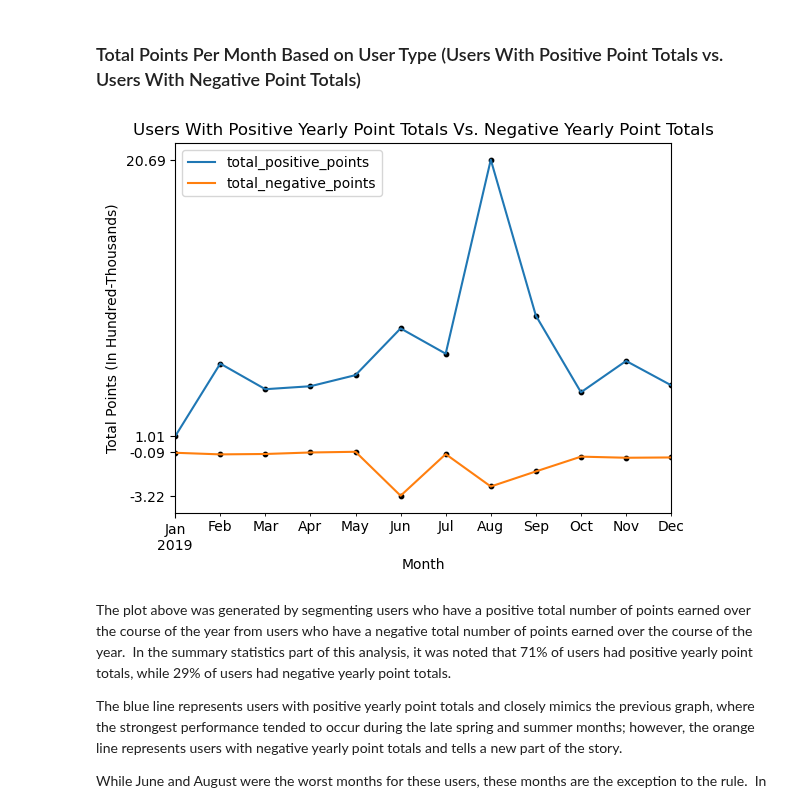
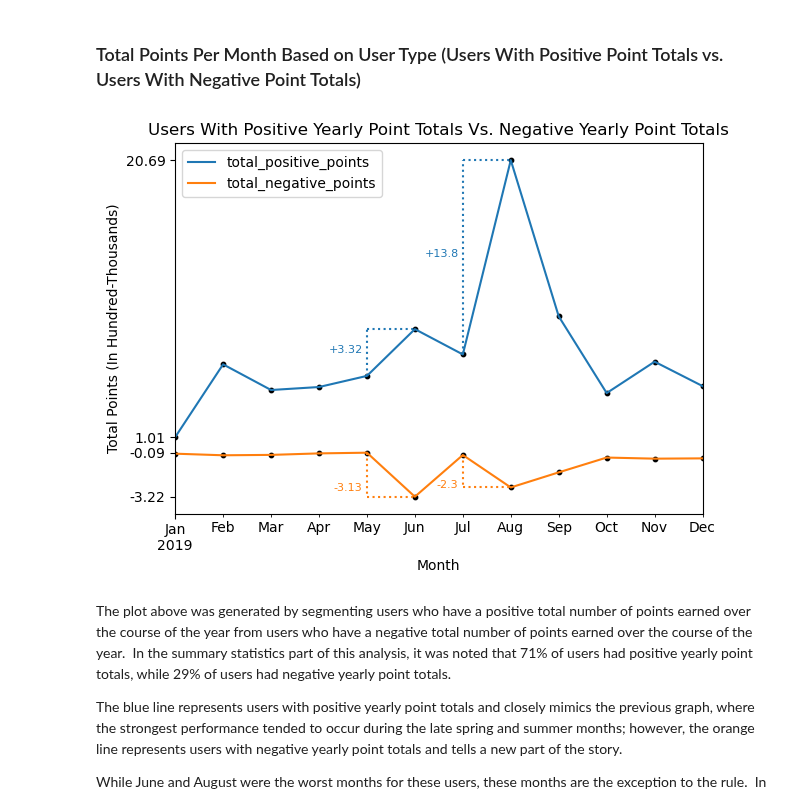
Before and after one commit to papir805/bot_battles_player_analysis, a Jupyter notebook: part2_eda_and_checking_for_correlation.ipynb, the cells around one changed output. Saved outputs shown, nothing was run; the diff lists cells and outputs as text; code cells hidden in the pictures.

```diff
--- a/part2_eda_and_checking_for_correlation.ipynb
+++ b/part2_eda_and_checking_for_correlation.ipynb
@@ -408,35 +467,75 @@ positive_users_max_total = users_total_positive_points_per_month['total_positive
 negative_users_min_total = users_total_negative_points_per_month['total_negative_points'].min()
 
 negative_users_max_total = users_total_negative_points_per_month['total_negative_points'].max()
+
+may_positive_users_tot_pts = users_total_positive_points_per_month.loc['2019-05-01'].values[0]
+jun_positive_users_tot_pts = users_total_positive_points_per_month.loc['2019-06-01'].values[0]
+jul_positive_users_tot_pts = users_total_positive_points_per_month.loc['2019-07-01'].values[0]
+aug_positive_users_tot_pts = users_total_positive_points_per_month.loc['2019-08-01'].values[0]
+
+may_negative_users_tot_pts = users_total_negative_points_per_month.loc['2019-05-01'].values[0]
+jun_negative_users_tot_pts = users_total_negative_points_per_month.loc['2019-06-01'].values[0]
+jul_negative_users_tot_pts = users_total_negative_points_per_month.loc['2019-07-01'].values[0]
+aug_negative_users_tot_pts = users_total_negative_points_per_month.loc['2019-08-01'].values[0]
 # %%
 fig, ax = plt.subplots(1,1)
 
 users_total_positive_points_per_month.plot(kind='line', legend=True, ax=ax)
 
 ax.scatter(users_total_positive_points_per_month.index,
            users_total_positive_points_per_month.values,
            color='black', s=10)
 
+ax.vlines('2019-05-01', ymin=may_positive_users_tot_pts, ymax=jun_positive_users_tot_pts, linestyle=':', color='tab:blue')
+ax.hlines(jun_positive_users_tot_pts, xmin='2019-05-01', xmax='2019-06-01', linestyle=':', color='tab:blue')
+ax.annotate(f'+{round((jun_positive_users_tot_pts-may_positive_users_tot_pts)/100_000,2)}',
+               xy=('2019-05-01', may_positive_users_tot_pts+(jun_positive_users_tot_pts-may_positive_users_tot_pts)/2),
+               textcoords='offset points',
+               xytext=(-3,0), ha='right', color='tab:blue', fontsize=8)
+
+ax.vlines('2019-07-01', ymin=jul_positive_users_tot_pts, ymax=aug_positive_users_tot_pts, linestyle=':', color='tab:blue')
+ax.hlines(aug_positive_users_tot_pts, xmin='2019-07-01', xmax='2019-08-01', linestyle=':', color='tab:blue')
+ax.annotate(f'+{round((aug_positive_users_tot_pts-jul_positive_users_tot_pts)/100_000,2)}',
+               xy=('2019-07-01', jul_positive_users_tot_pts+(aug_positive_users_tot_pts-jul_positive_users_tot_pts)/2),
+               textcoords='offset points',
+               xytext=(-3,0), ha='right', color='tab:blue', fontsize=8)
+
 
 users_total_negative_points_per_month.plot(kind='line', legend=True, ax=ax)
 
 ax.scatter(users_total_negative_points_per_month.index,
            users_total_negative_points_per_month.values,
            color='black', s=10)
+
+ax.vlines('2019-05-01', ymin=may_negative_users_tot_pts, ymax=jun_negative_users_tot_pts, linestyle=':', color='tab:orange')
+ax.hlines(jun_negative_users_tot_pts, xmin='2019-05-01', xmax='2019-06-01', linestyle=':', color='tab:orange')
+ax.annotate(f'{round((jun_negative_users_tot_pts-may_negative_users_tot_pts)/100_000,2)}',
+               xy=('2019-05-01', may_negative_users_tot_pts+(jun_negative_users_tot_pts-may_negative_users_tot_pts)/2),
+               textcoords='offset points',
+               xytext=(-3,-12), ha='right', color='tab:orange', fontsize=8)
+
+ax.vlines('2019-07-01', ymin=jul_negative_users_tot_pts, ymax=aug_negative_users_tot_pts, linestyle=':', color='tab:orange')
+ax.hlines(aug_negative_users_tot_pts, xmin='2019-07-01', xmax='2019-08-01', linestyle=':', color='tab:orange')
+ax.annotate(f'{round((aug_negative_users_tot_pts-jul_negative_users_tot_pts)/100_000,2)}',
+               xy=('2019-07-01', jul_negative_users_tot_pts+(aug_negative_users_tot_pts-jul_negative_users_tot_pts)/2),
+               textcoords='offset points',
+               xytext=(-3,-12), ha='right', color='tab:orange', fontsize=8)
+
 
 ax.set_title('Users With Positive Yearly Point Totals Vs. Negative Yearly Point Totals')
 
 ax.set_xlabel('Month')
 ax.set_yticks([negative_users_min_total,
                negative_users_max_total,
                positive_users_min_total,
                positive_users_max_total])
 
 ax.get_yaxis().set_major_formatter(
     matplotlib.ticker.FuncFormatter(lambda x, p: format(round(int(x)/100_000, 2), ',')))
-ax.set_ylabel('Total Points (In Hundred-Thousands)');
+ax.set_ylabel('Total Points (In Hundred-Thousands)')
+plt.tight_layout();
 # %% [output]
-[figure, old version]
+[figure, new version]
 # %% [markdown]
 The plot above was generated by segmenting users who have a positive total number of points earned over the course of the year from users who have a negative total number of points earned over the course of the year.  In the summary statistics part of this analysis, it was noted that 71% of users had positive yearly point totals, while 29% of users had negative yearly point totals.
 
```
Also changed, not shown: parts of 35 cells of this notebook, 1 other file.
